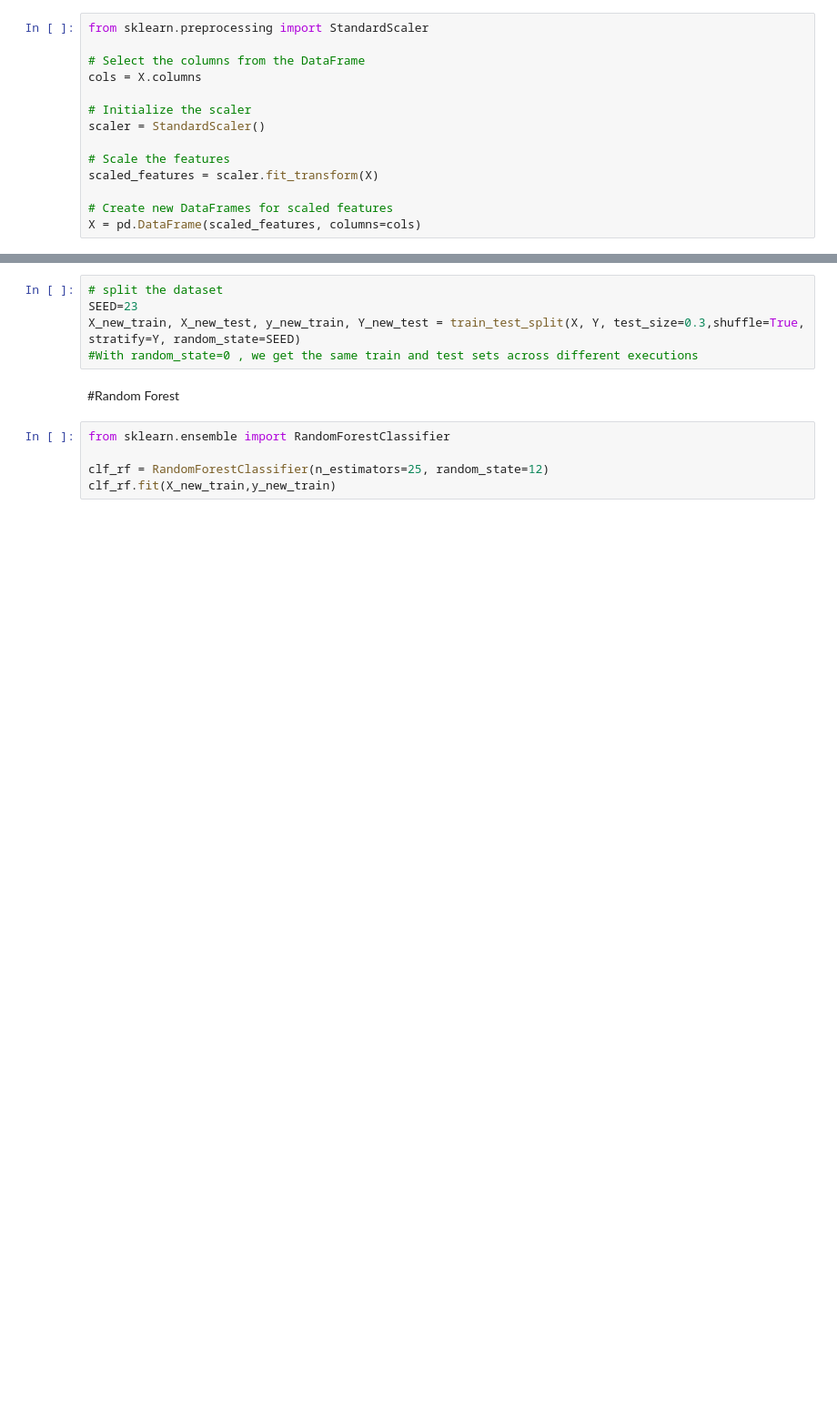
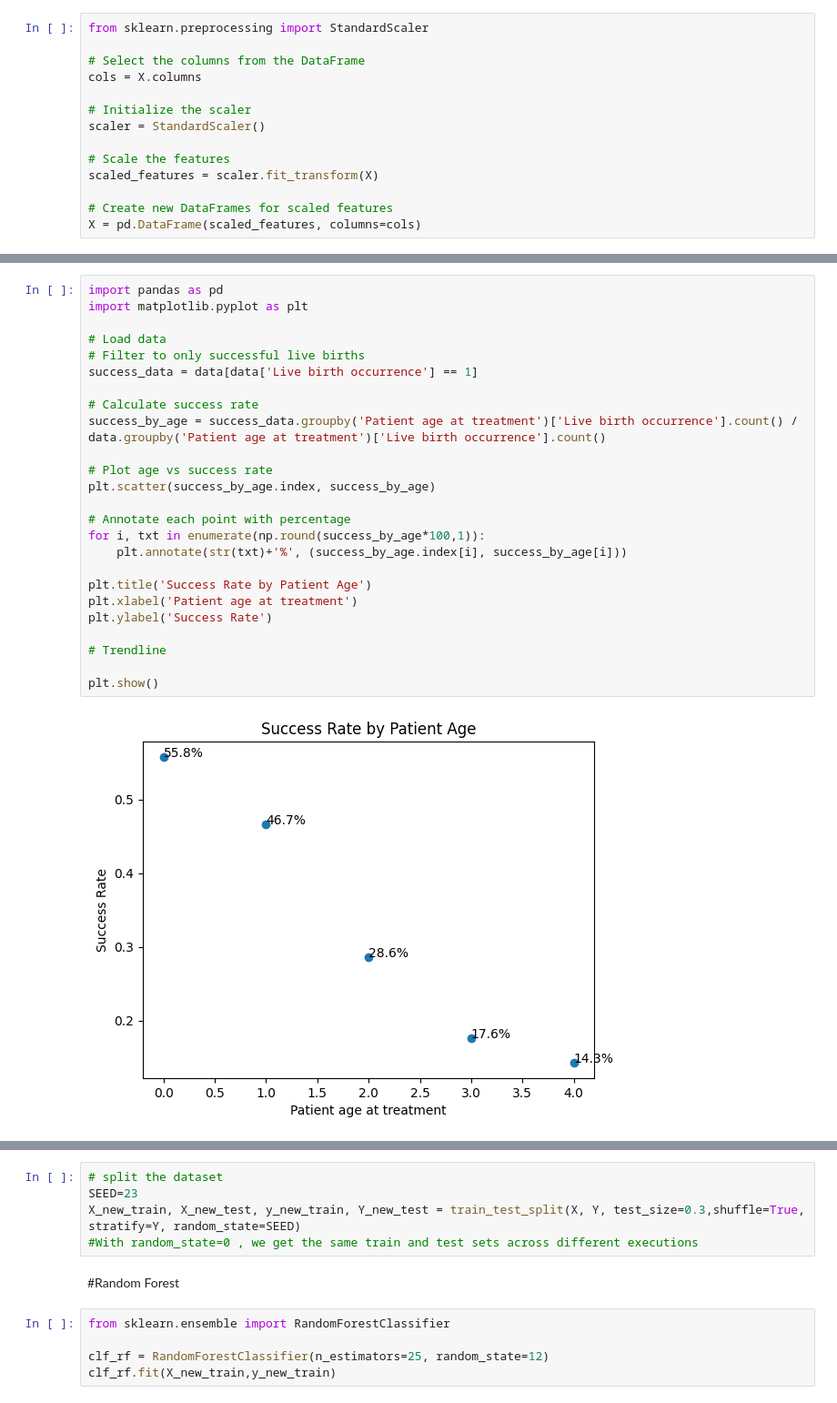
Before and after one commit to benamaranermine/predict-live-birth-occurrence-before-in-vitro-fertilization-treatment, a Jupyter notebook: test_pretrainedmodels(gaia).ipynb, the cells around one changed output, grey strips where cells are left out. Shown: that part at 91% size. Cells and saved outputs as stored; diff of their text form; blank space fills up the shorter version.

```diff
--- a/test_pretrainedmodels(gaia).ipynb
+++ b/test_pretrainedmodels(gaia).ipynb
@@ -405,0 +466,27 @@ Y = data['Live birth occurrence']
+# %%
+import pandas as pd
+import matplotlib.pyplot as plt
+
+# Load data
+# Filter to only successful live births
+success_data = data[data['Live birth occurrence'] == 1]
+
+# Calculate success rate
+success_by_age = success_data.groupby('Patient age at treatment')['Live birth occurrence'].count() / data.groupby('Patient age at treatment')['Live birth occurrence'].count()
+
+# Plot age vs success rate
+plt.scatter(success_by_age.index, success_by_age)
+
+# Annotate each point with percentage
+for i, txt in enumerate(np.round(success_by_age*100,1)):
+    plt.annotate(str(txt)+'%', (success_by_age.index[i], success_by_age[i]))
+
+plt.title('Success Rate by Patient Age')
+plt.xlabel('Patient age at treatment')
+plt.ylabel('Success Rate')
+
+# Trendline
+
+plt.show()
+# %% [output]
+[figure, added]
```
Also changed, not shown: parts of 16 cells of this notebook.
